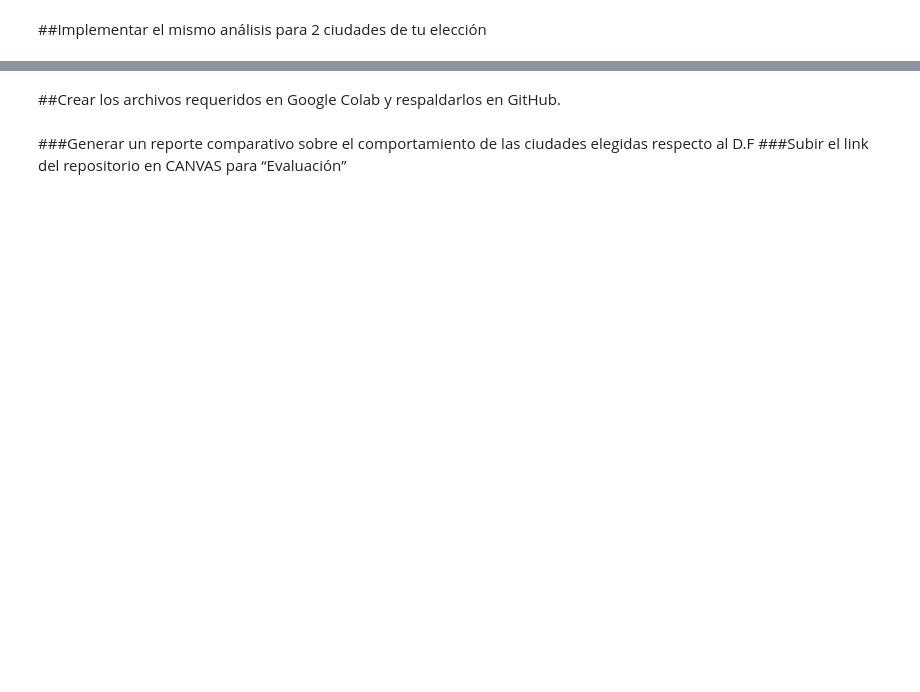
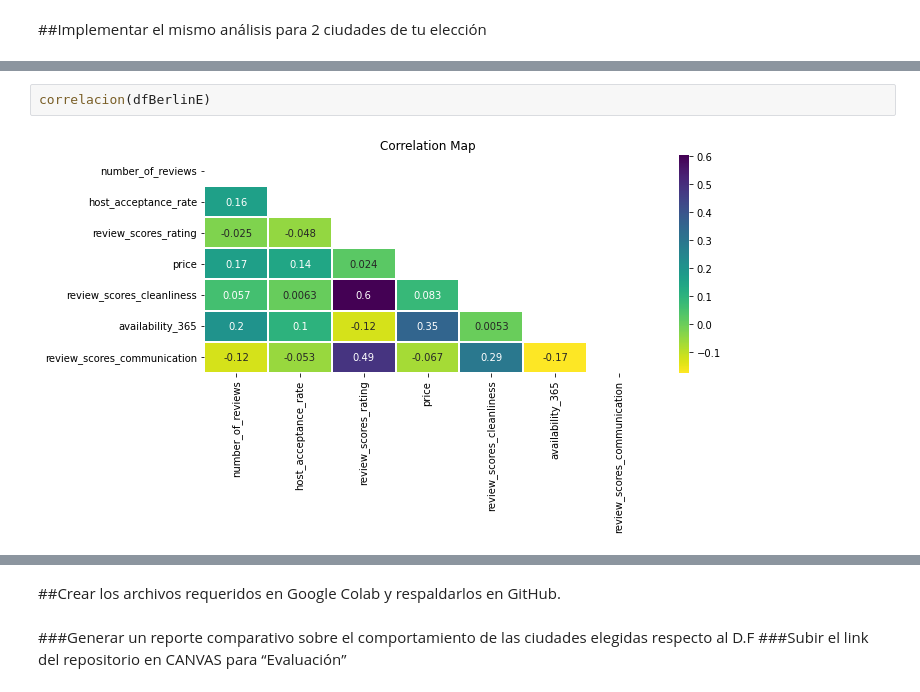
Before and after one commit to Tony-Jaime02/Actividad-1, a Jupyter notebook: Actividad1_Regresion.ipynb, the cells around one changed output, grey strips where cells are left out. Saved outputs shown, nothing was run; the diff lists cells and outputs as text; blank space fills up the shorter version.

```diff
--- a/Actividad1_Regresion.ipynb
+++ b/Actividad1_Regresion.ipynb
@@ -552,0 +726,4 @@ correlacion(dfMexicoS)
+# %%
+correlacion(dfBerlinE)
+# %% [output]
+[figure, added]
```
Also changed, not shown: parts of 38 cells of this notebook.
